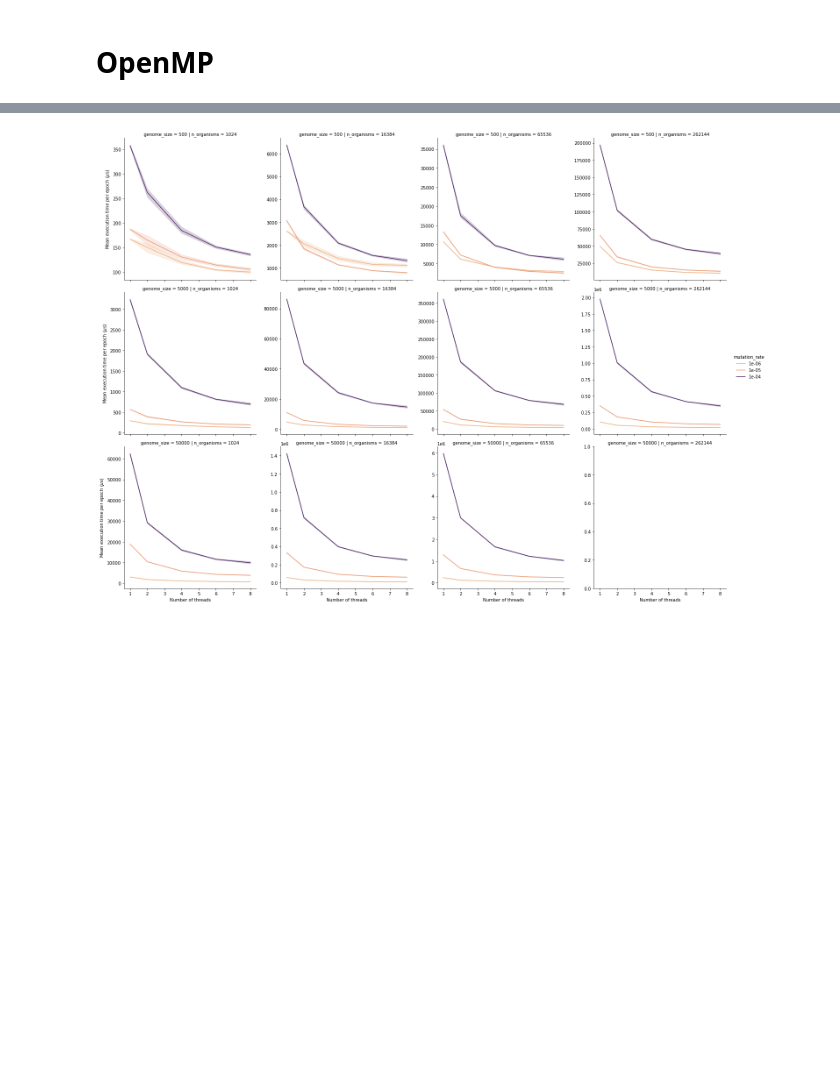
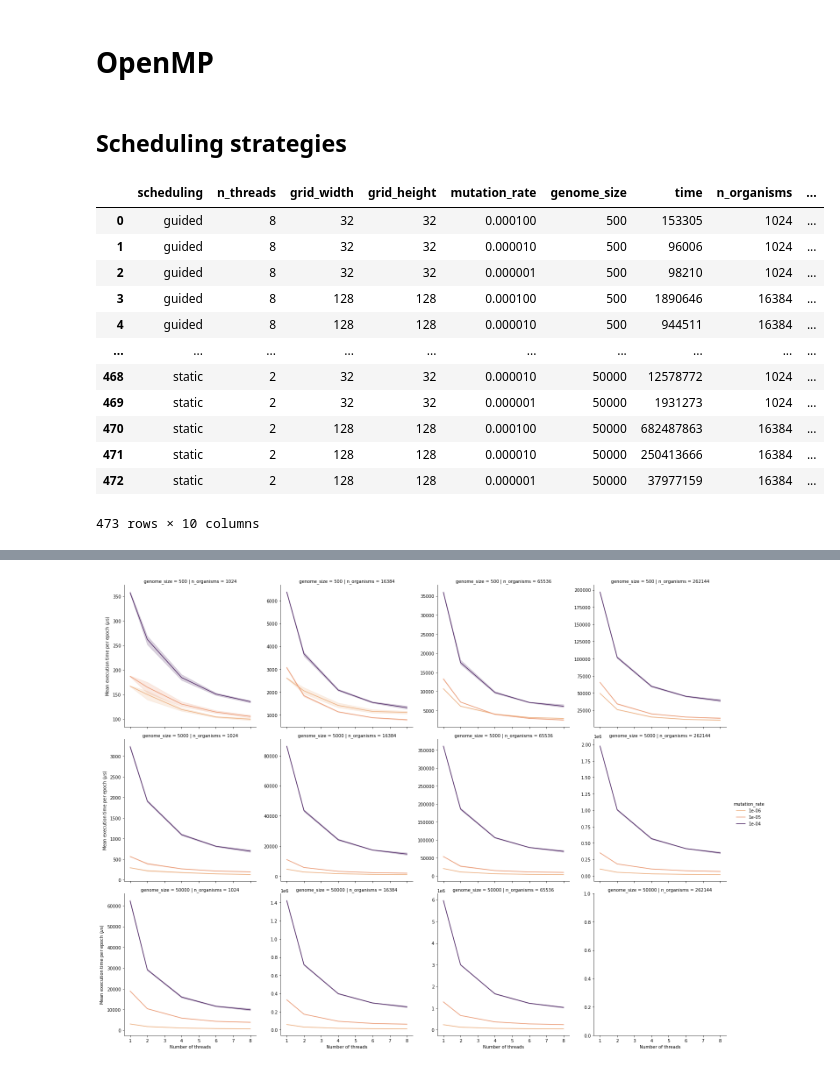
Before and after one commit to teobouvard/aevol-hpc, a Jupyter notebook: report/analysis.ipynb, the cells around one changed output, grey strips where cells are left out. Saved outputs shown, nothing was run; the diff lists cells and outputs as text; code cells hidden in the pictures; blank space fills up the shorter version.

```diff
--- a/report/analysis.ipynb
+++ b/report/analysis.ipynb
@@ -9,3 +9,26 @@ from matplotlib import pyplot as plt
 from line_annotation import line_annotate
 # %% [markdown]
 # OpenMP
+# %% [markdown]
+## Scheduling strategies
+# %%
+N_EPOCHS = 1000
+df = pd.read_csv('../benchmarks/results_scheduling_bak.csv')
+df['n_organisms'] = df['grid_width'] * df['grid_height']
+df["n_genes"] = df["n_organisms"] * df["genome_size"]
+df['time_per_epoch'] = df['time'] / N_EPOCHS
+df
+# %% [output]
+|  | scheduling | n_threads | grid_width | grid_height | mutation_rate | genome_size | time | n_organisms | ... |
+| 0 | guided | 8 | 32 | 32 | 0.000100 | 500 | 153305 | 1024 | ... |
+| 1 | guided | 8 | 32 | 32 | 0.000010 | 500 | 96006 | 1024 | ... |
+| 2 | guided | 8 | 32 | 32 | 0.000001 | 500 | 98210 | 1024 | ... |
+| 3 | guided | 8 | 128 | 128 | 0.000100 | 500 | 1890646 | 16384 | ... |
+| 4 | guided | 8 | 128 | 128 | 0.000010 | 500 | 944511 | 16384 | ... |
+| ... | ... | ... | ... | ... | ... | ... | ... | ... | ... |
+| 468 | static | 2 | 32 | 32 | 0.000010 | 50000 | 12578772 | 1024 | ... |
+| 469 | static | 2 | 32 | 32 | 0.000001 | 50000 | 1931273 | 1024 | ... |
+| 470 | static | 2 | 128 | 128 | 0.000100 | 50000 | 682487863 | 16384 | ... |
+| 471 | static | 2 | 128 | 128 | 0.000010 | 50000 | 250413666 | 16384 | ... |
+| 472 | static | 2 | 128 | 128 | 0.000001 | 50000 | 37977159 | 16384 | ... |
+473 rows × 10 columns
```
Also changed, not shown: parts of 8 cells of this notebook, 19 other files.
